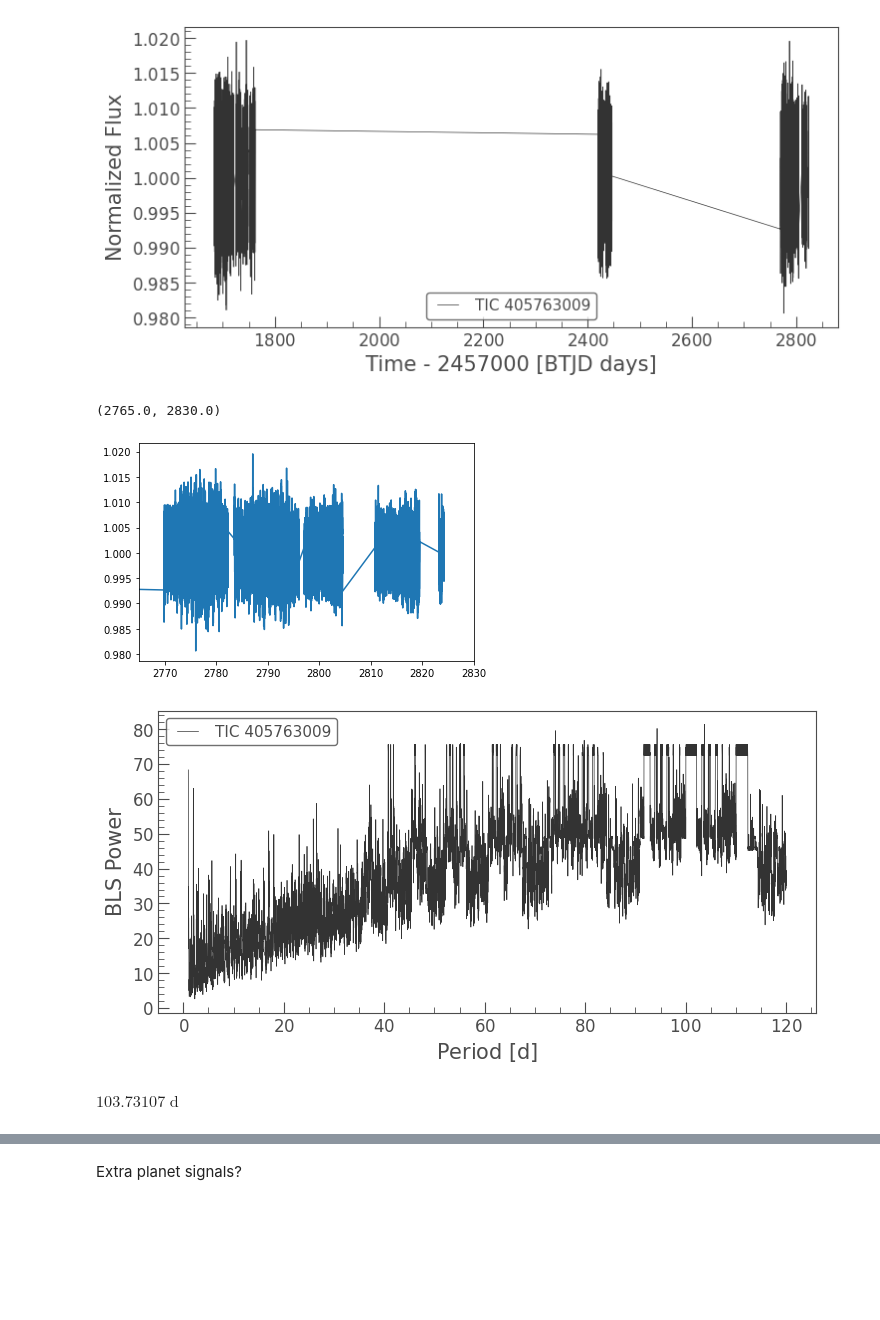
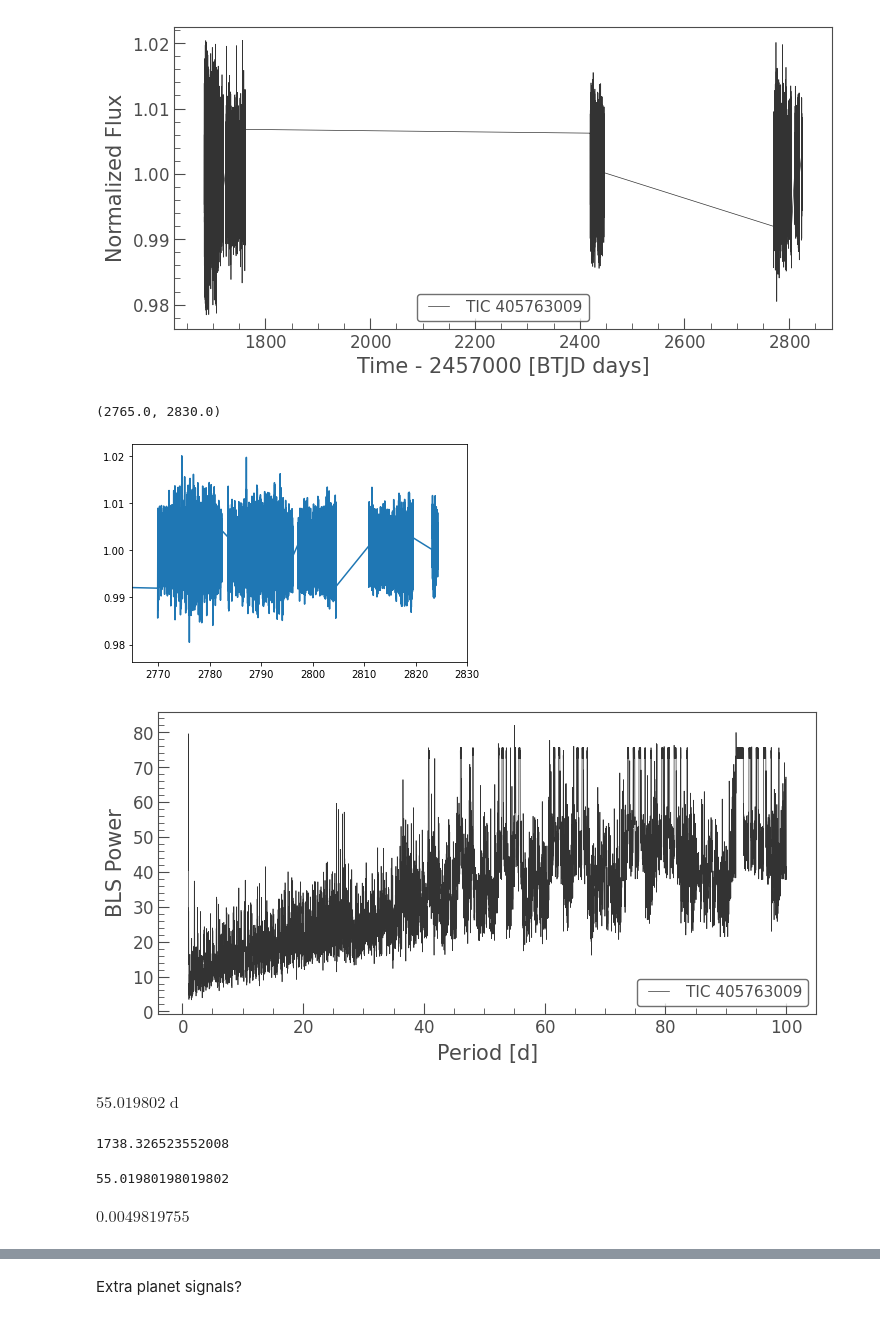
Before and after one commit to lupitatovar/Cool-Worlds, a Jupyter notebook: notebooks/toi_2433.ipynb, the cells around one changed output, grey strips where cells are left out. Cells and saved outputs as stored; diff of their text form; code cells hidden in the pictures; blank space fills up the shorter version.

Commit message:
planet model figures

```diff
--- a/notebooks/toi_2433.ipynb
+++ b/notebooks/toi_2433.ipynb
@@ -36,24 +38,24 @@ lc.plot();
 # %%
 # Flatten the light curve
-lc_flat = lc.stitch().flatten(window_length=1001).remove_outliers()
+lc_flat = lc.stitch().flatten(window_length=901).remove_outliers()
 lc_flat.plot();
 # %% [output]
-[figure, old version]
+[figure, new version]
 # %%
 plt.plot(lc_flat.time.btjd,lc_flat.flux)
 #plt.xlim(1755,1756)
 plt.xlim(2765,2830)
 # %% [output]
 (2765.0, 2830.0)
-[figure, old version]
+[figure, new version]
 # %%
 # Create array of periods to search
-period = np.linspace(1, 120, 10000)
+period = np.linspace(1, 100, 10000)
 # Create a BLSPeriodogram
 bls = lc_flat.to_periodogram(method='bls', period=period, frequency_factor=500);
 bls.plot();
 # %% [output]
-[figure, old version]
+[figure, new version]
 # %%
 planet_period = bls.period_at_max_power
 planet_t0 = bls.transit_time_at_max_power
@@ -62,6 +64,18 @@ planet_dur = bls.duration_at_max_power
 # Check the value for period
 planet_period
 # %% [output]
-$103.73107 \; \mathrm{d}$
+$55.019802 \; \mathrm{d}$
+# %%
+planet_t0.value
+# %% [output]
+1738.326523552008
+# %%
+planet_period.value
+# %% [output]
+55.01980198019802
+# %%
+bls.depth_at_max_power
+# %% [output]
+$0.0049819755 \; \mathrm{}$
 # %%
 ax = lc_flat.fold(period=planet_period, epoch_time=planet_t0).scatter()
```
Also changed, not shown: parts of 25 cells of this notebook, 17 other files.
